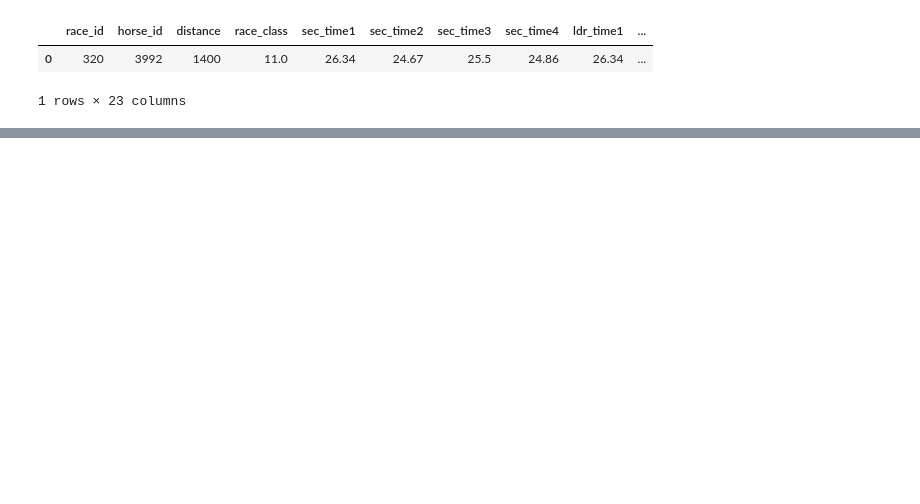
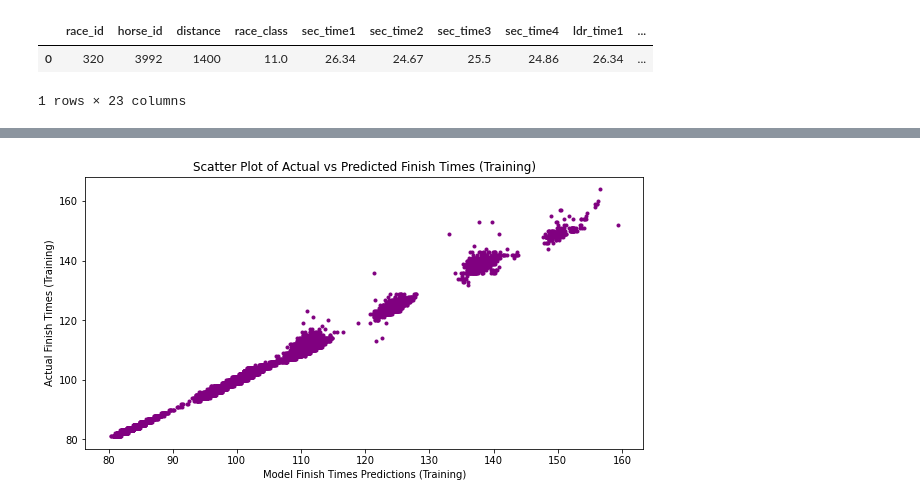
Before and after one commit to 22bipp22/Final_project, a Jupyter notebook: the_model_works.ipynb, the cells around one changed output, grey strips where cells are left out. Cells and saved outputs as stored; diff of their text form; code cells hidden in the pictures; blank space fills up the shorter version.

```diff
--- a/the_model_works.ipynb
+++ b/the_model_works.ipynb
@@ -180,0 +224,9 @@ print(f"The WINNER is Horse Number {race_rank[0][1]}")
+# %%
+fig = plt.figure(figsize=(10,5))
+plt.scatter(predictions_list, actual_list, color='purple', marker='.' )
+plt.title("Scatter Plot of Actual vs Predicted Finish Times (Training)")
+plt.xlabel('Model Finish Times Predictions (Training)')
+plt.ylabel('Actual Finish Times (Training)')
+fig.savefig('TrainScatter.jpg', bbox_inches='tight', dpi=150)
+# %% [output]
+[figure, added]
```
Also changed, not shown: parts of 26 cells of this notebook.
